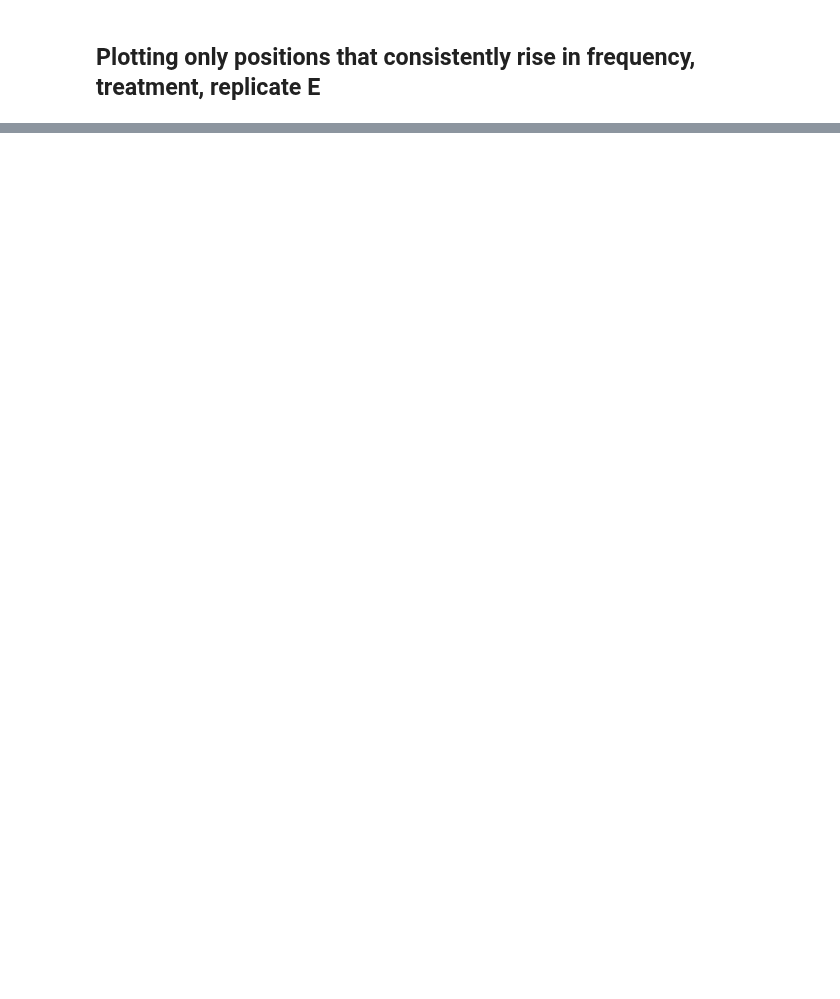
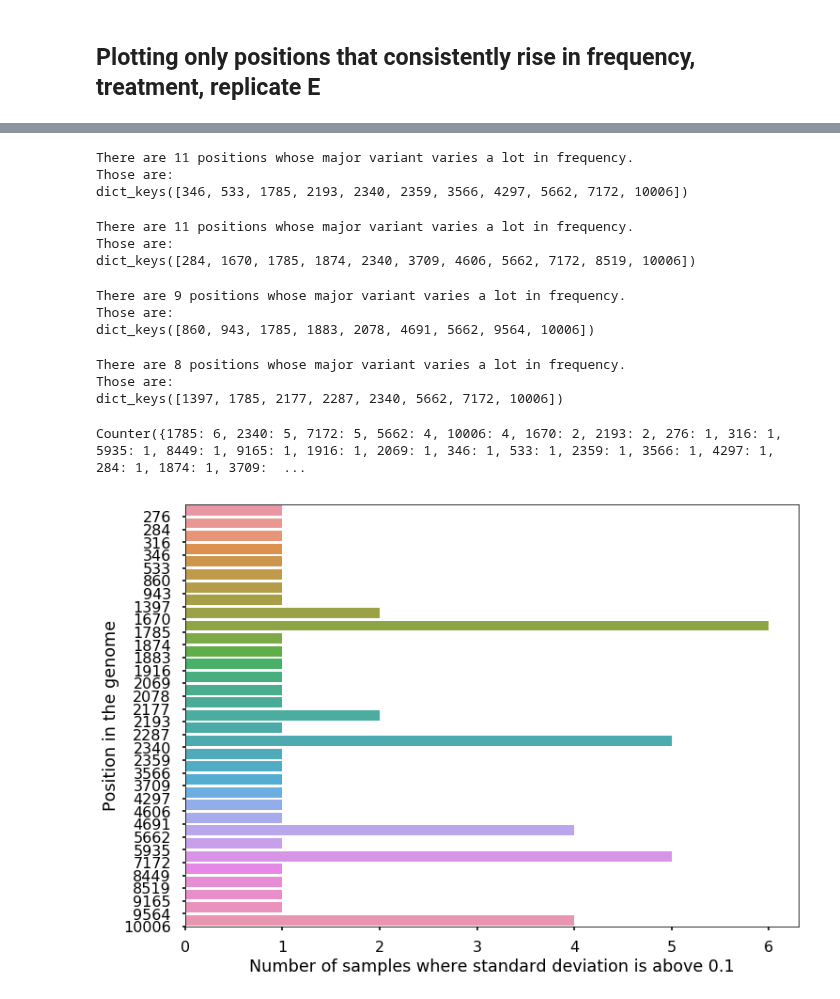
Before and after one commit to Boussau/Notebooks, a Jupyter notebook: Notebooks/Viromics/Joint analysis of both libraries.ipynb, the cells around one changed output, grey strips where cells are left out. Cells and saved outputs as stored; diff of their text form; code cells hidden in the pictures; blank space fills up the shorter version.

```diff
--- a/Notebooks/Viromics/Joint analysis of both libraries.ipynb
+++ b/Notebooks/Viromics/Joint analysis of both libraries.ipynb
@@ -364,0 +563,59 @@ write_increasing_positions(increasing_TE, tables_TE, [ "TD9_E", "TD12_E", "TD18_
+# %%
+varying_E = get_varying_variants(tables_E)
+# %% [output]
+There are 11 positions whose major variant varies a lot in frequency.
+Those are:
+dict_keys([346, 533, 1785, 2193, 2340, 2359, 3566, 4297, 5662, 7172, 10006])
+# %%
+varying_TA = get_varying_variants(tables_TA)
+# %% [output]
+There are 11 positions whose major variant varies a lot in frequency.
+Those are:
+dict_keys([284, 1670, 1785, 1874, 2340, 3709, 4606, 5662, 7172, 8519, 10006])
+# %%
+varying_TD = get_varying_variants(tables_TD)
+# %% [output]
+There are 9 positions whose major variant varies a lot in frequency.
+Those are:
+dict_keys([860, 943, 1785, 1883, 2078, 4691, 5662, 9564, 10006])
+# %%
+varying_TE = get_varying_variants(tables_TE)
+# %% [output]
+There are 8 positions whose major variant varies a lot in frequency.
+Those are:
+dict_keys([1397, 1785, 2177, 2287, 2340, 5662, 7172, 10006])
+# %%
+all_varying = [varying_A,varying_D,varying_E,varying_TA,varying_TD,varying_TE]
+def build_table_for_plotting_varying_pos (all_varying):
+    all_keys = list()
+    for di in all_varying:
+        all_keys = all_keys + list(di.keys())
+    return(Counter(all_keys))
+counts = build_table_for_plotting_varying_pos(all_varying)
+print (counts)
+# %% [output]
+Counter({1785: 6, 2340: 5, 7172: 5, 5662: 4, 10006: 4, 1670: 2, 2193: 2, 276: 1, 316: 1, 5935: 1, 8449: 1, 9165: 1, 1916: 1, 2069: 1, 346: 1, 533: 1, 2359: 1, 3566: 1, 4297: 1, 284: 1, 1874: 1, 3709:  ...
+# %%
+
+counts_sorted = sorted(counts.items())
+
+labels, values = zip(*counts_sorted)
+
+indexes = np.arange(len(labels))
+width = 1
+
+
+sns.set_palette("hls")
+sns.set_context("poster")
+
+a4_dims = (11.7, 8.27)
+
+to_plot = pd.DataFrame ({'Position':indexes, 'standard_deviation':values})
+
+fig, ax = plt.subplots(figsize=a4_dims)
+sns.barplot(y="Position", x="standard_deviation", data=to_plot, orient="h")
+ax.set(xlabel='Number of samples where standard deviation is above 0.1', ylabel='Position in the genome')
+plt.yticks(indexes + width * 0.5, labels)
+plt.show()
+# %% [output]
+[figure, added]
```
Also changed, not shown: parts of 33 cells of this notebook.
